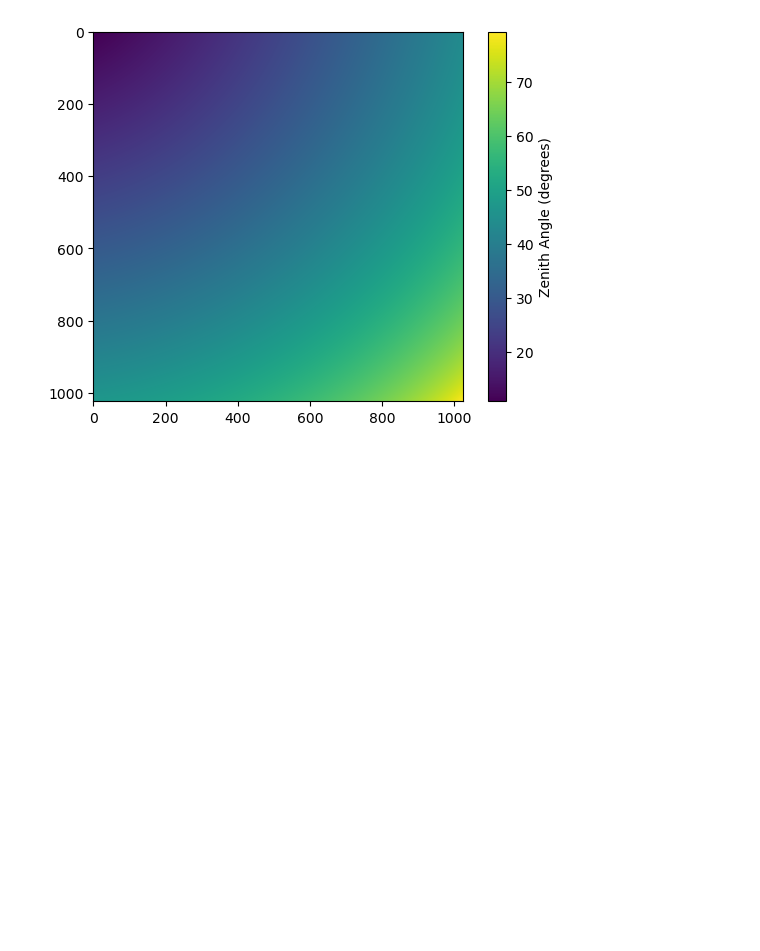
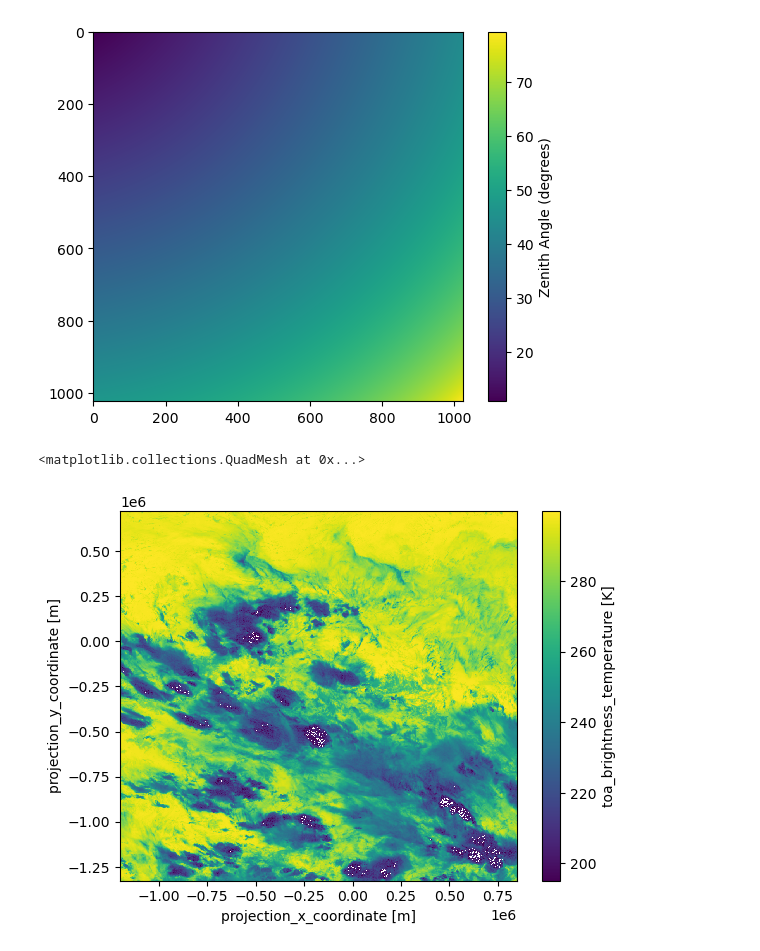
Before and after one commit to annajungbluth/eo-data-prep, a Jupyter notebook: notebooks/test_patches.ipynb, the cells around one changed output. Saved outputs shown, nothing was run; the diff lists cells and outputs as text; code cells hidden in the pictures; blank space fills up the shorter version.

```diff
--- a/notebooks/test_patches.ipynb
+++ b/notebooks/test_patches.ipynb
@@ -203,3 +203,10 @@ plt.colorbar(label='Zenith Angle (degrees)')
 # %% [output]
 <matplotlib.colorbar.Colorbar at 0x...>
 [figure]
+# %%
+ds = xr.open_dataset('20210128132000_patch_2150_2389.nc', engine='netcdf4')
+# %%
+ds.B07.plot()
+# %% [output]
+<matplotlib.collections.QuadMesh at 0x...>
+[figure, added]
```
Also changed, not shown: 6 other files.
